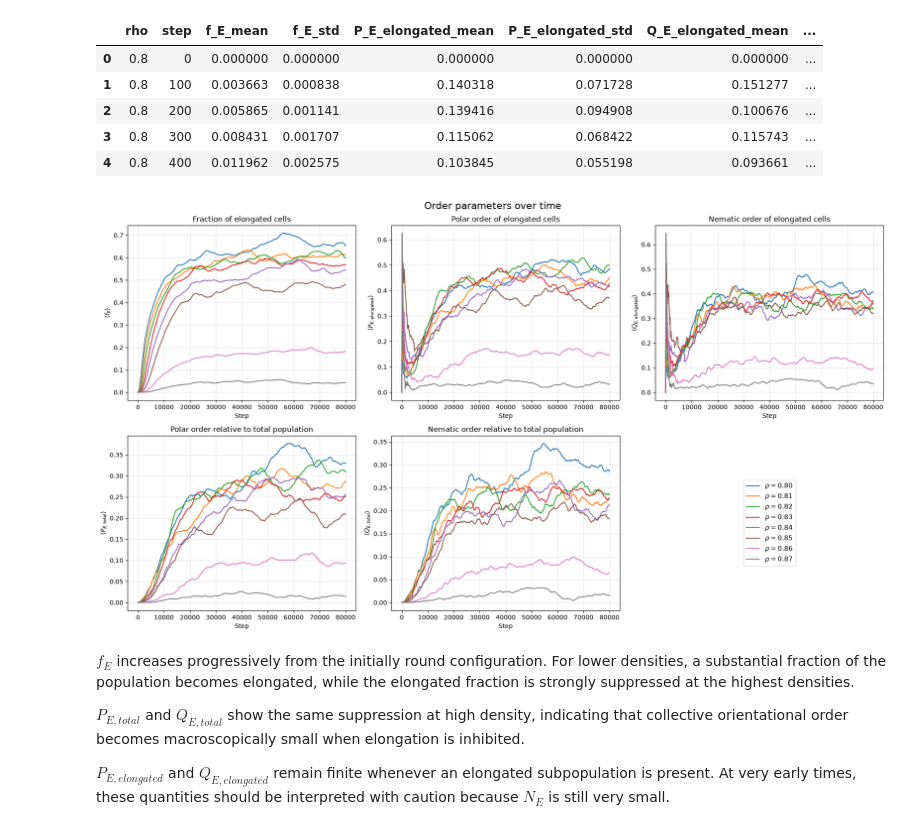
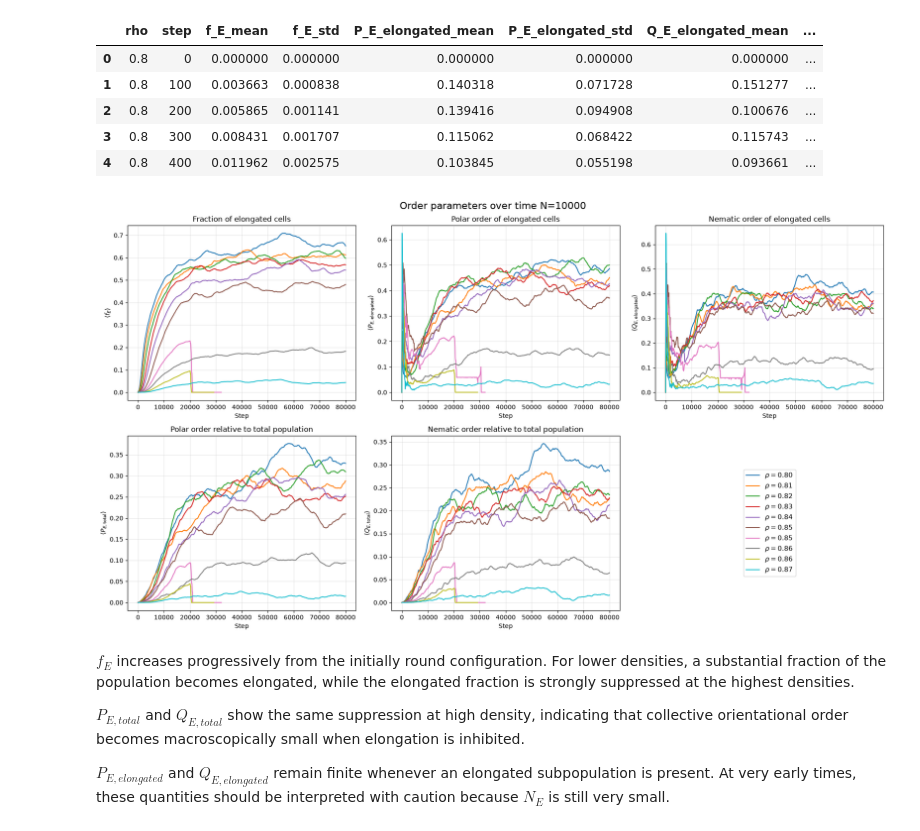
Before and after one commit to gonzaloangaut/oncostreams_analysis_triangular, a Jupyter notebook: order_parameters_analysis.ipynb, the cells around one changed output. Saved outputs shown, nothing was run; the diff lists cells and outputs as text; code cells hidden in the pictures.

Commit message:
Added analysis of order parameters with new data

```diff
--- a/order_parameters_analysis.ipynb
+++ b/order_parameters_analysis.ipynb
@@ -300,8 +312,16 @@ Now that we have inspected the data, we can start analyzing the evolution of the
 # We group by density and step, and compute the mean and standard deviation
 # of the morphology and order parameters across seeds.
 
+# Select the system size used for the detailed time evolution
+N_time = 10_000
+
+op_time_selected = op[
+    op["N"] == N_time
+].copy()
+
+# Average over seeds at each time
 op_time = (
-    op
+    op_time_selected
     .groupby(["rho", "step"])
     .agg(
         f_E_mean=("f_E", "mean"),
@@ -322,7 +342,6 @@ op_time = (
     .reset_index()
 )
 
-# Show the first few rows
 op_time.head()
 # %% [output]
 |  | rho | step | f_E_mean | f_E_std | P_E_elongated_mean | P_E_elongated_std | Q_E_elongated_mean | ... |
@@ -386,35 +405,35 @@ for ax, (column, ylabel, title) in zip(axs, observables):
 axs[-1].axis("off")
 
 # Put the legend in the empty panel
 handles, labels = axs[0].get_legend_handles_labels()
 
 axs[-1].legend(
     handles,
     labels,
     loc="center",
     fontsize=11,
 )
 
 # Plot configuration
-graph_title = "Order parameters over time"
+graph_title = f"Order parameters over time N={N_time}"
 fig.suptitle(graph_title, fontsize=16)
 rout_title = graph_title.lower().replace(" ", "_")
 
 folder_name = "figures/order_parameters"
 
 if not os.path.exists(folder_name):
     os.makedirs(folder_name)
 
 plt.tight_layout()
 plt.savefig(
     f"{folder_name}/{rout_title}.png",
     dpi=300,
     bbox_inches="tight"
 )
 
 plt.show()
 # %% [output]
-[figure, old version]
+[figure, new version]
 # %% [markdown]
 $f_E$ increases progressively from the initially round configuration. For lower densities, a substantial fraction of the population becomes elongated, while the elongated fraction is strongly suppressed at the highest densities.
 
```
Also changed, not shown: parts of 17 cells of this notebook, 8 other files.
